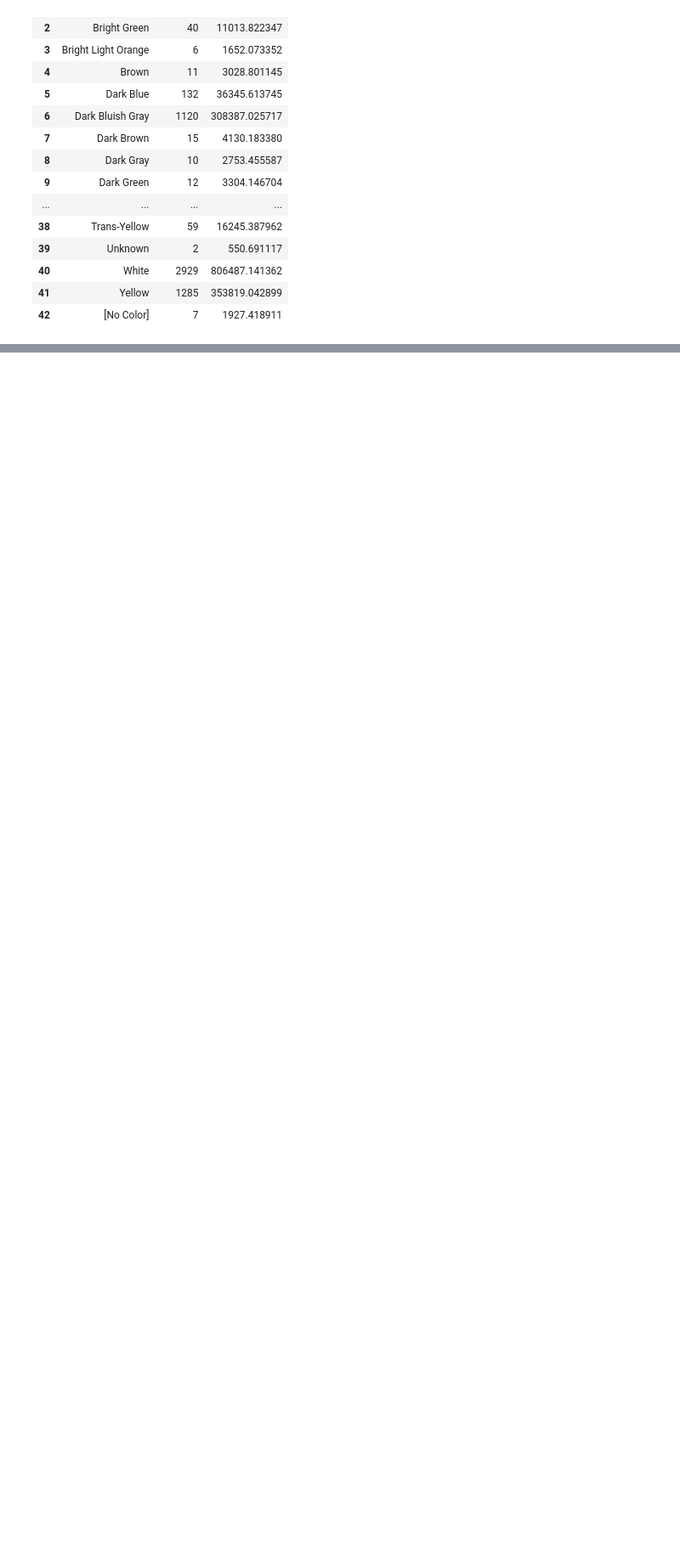
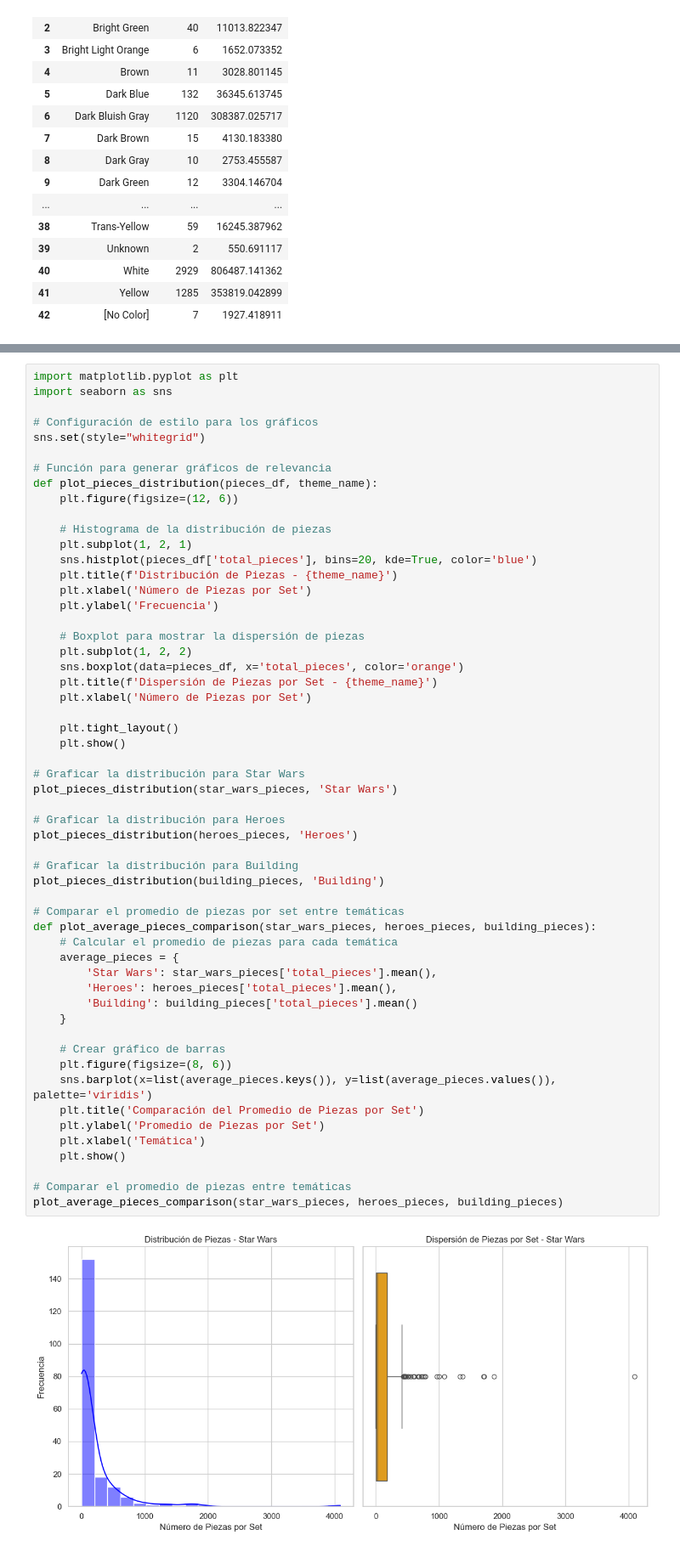
Before and after one commit to sebastianbernalc/Lego_Data, a Jupyter notebook: main.ipynb, the cells around one changed output, grey strips where cells are left out. Shown at 85% size. Drawn from its saved outputs; the diff is of its cells as text; blank space fills up the shorter version.

```diff
--- a/main.ipynb
+++ b/main.ipynb
@@ -202,0 +328,57 @@ Cantidad de categorías de piezas en Heroes
+# %%
+import matplotlib.pyplot as plt
+import seaborn as sns
+
+# Configuración de estilo para los gráficos
+sns.set(style="whitegrid")
+
+# Función para generar gráficos de relevancia
+def plot_pieces_distribution(pieces_df, theme_name):
+    plt.figure(figsize=(12, 6))
+
+    # Histograma de la distribución de piezas
+    plt.subplot(1, 2, 1)
+    sns.histplot(pieces_df['total_pieces'], bins=20, kde=True, color='blue')
+    plt.title(f'Distribución de Piezas - {theme_name}')
+    plt.xlabel('Número de Piezas por Set')
+    plt.ylabel('Frecuencia')
+
+    # Boxplot para mostrar la dispersión de piezas
+    plt.subplot(1, 2, 2)
+    sns.boxplot(data=pieces_df, x='total_pieces', color='orange')
+    plt.title(f'Dispersión de Piezas por Set - {theme_name}')
+    plt.xlabel('Número de Piezas por Set')
+
+    plt.tight_layout()
+    plt.show()
+
+# Graficar la distribución para Star Wars
+plot_pieces_distribution(star_wars_pieces, 'Star Wars')
+
+# Graficar la distribución para Heroes
+plot_pieces_distribution(heroes_pieces, 'Heroes')
+
+# Graficar la distribución para Building
+plot_pieces_distribution(building_pieces, 'Building')
+
+# Comparar el promedio de piezas por set entre temáticas
+def plot_average_pieces_comparison(star_wars_pieces, heroes_pieces, building_pieces):
+    # Calcular el promedio de piezas para cada temática
+    average_pieces = {
+        'Star Wars': star_wars_pieces['total_pieces'].mean(),
+        'Heroes': heroes_pieces['total_pieces'].mean(),
+        'Building': building_pieces['total_pieces'].mean()
+    }
+
+    # Crear gráfico de barras
+    plt.figure(figsize=(8, 6))
+    sns.barplot(x=list(average_pieces.keys()), y=list(average_pieces.values()), palette='viridis')
+    plt.title('Comparación del Promedio de Piezas por Set')
+    plt.ylabel('Promedio de Piezas por Set')
+    plt.xlabel('Temática')
+    plt.show()
+
+# Comparar el promedio de piezas entre temáticas
+plot_average_pieces_comparison(star_wars_pieces, heroes_pieces, building_pieces)
+# %% [output]
+[figure, added]
```
Also changed, not shown: parts of 7 cells of this notebook.
